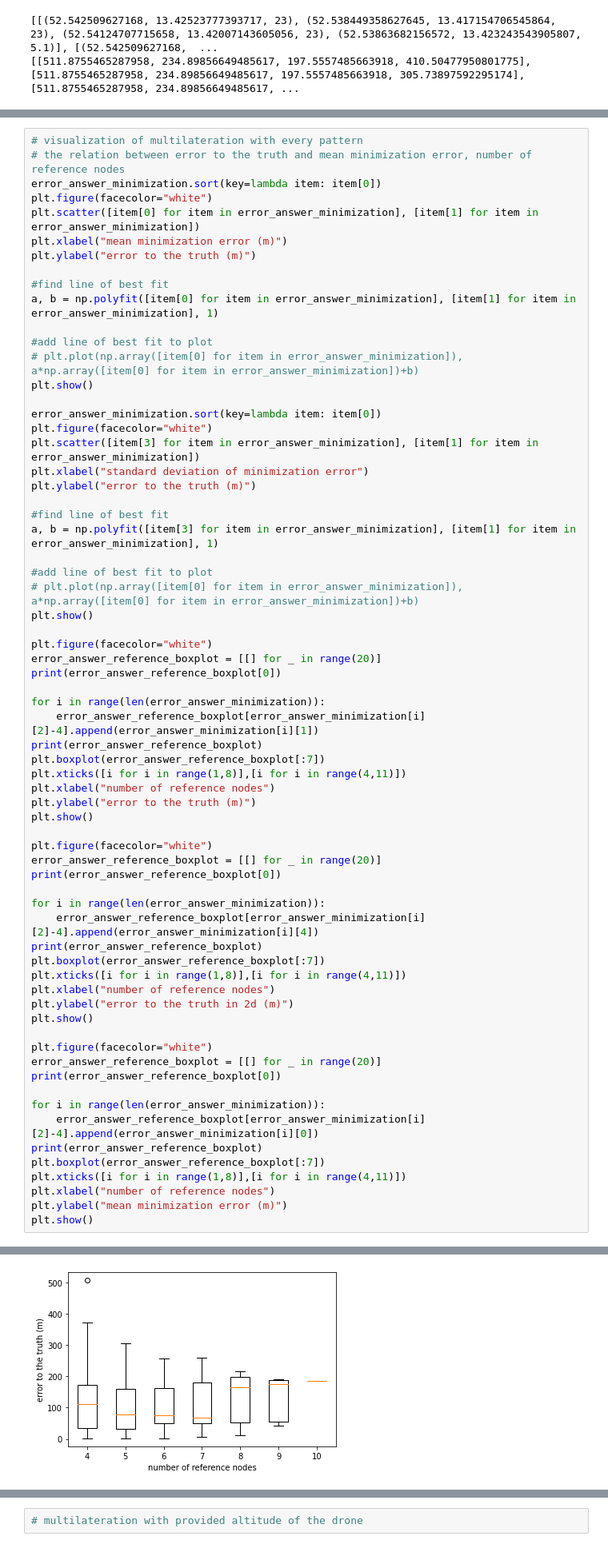
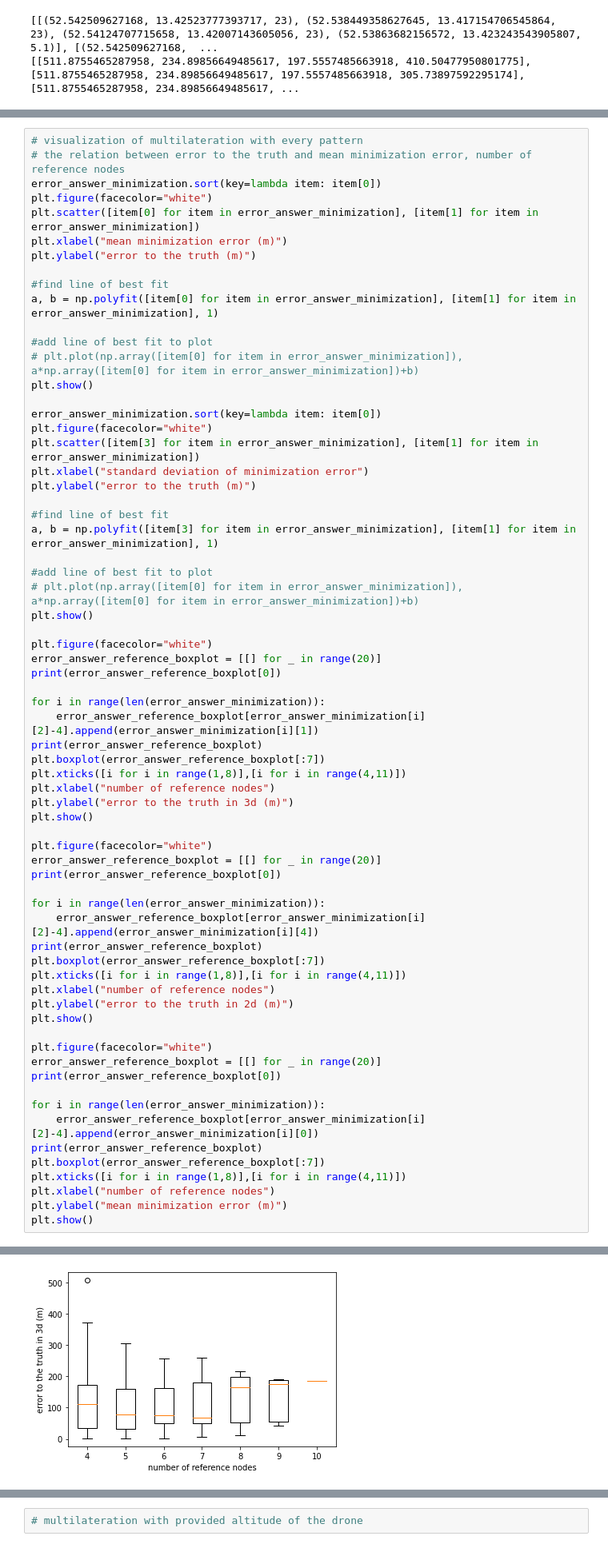
Before and after one commit to kazuyahirotsu/LoRaPos, a Jupyter notebook: simulation/flora_simulation/scripts/multilateration_omnet_huberloss.ipynb, the cells around one changed output, grey strips where cells are left out. Shown at 80% size. Cells and saved outputs as stored; diff of their text form.

```diff
--- a/simulation/flora_simulation/scripts/multilateration_omnet_huberloss.ipynb
+++ b/simulation/flora_simulation/scripts/multilateration_omnet_huberloss.ipynb
@@ -383,40 +383,40 @@ print(error_answer_reference_boxplot)
 plt.boxplot(error_answer_reference_boxplot[:7])
 plt.xticks([i for i in range(1,8)],[i for i in range(4,11)])
 plt.xlabel("number of reference nodes")
-plt.ylabel("error to the truth (m)")
+plt.ylabel("error to the truth in 3d (m)")
 plt.show()
 
 plt.figure(facecolor="white")
 error_answer_reference_boxplot = [[] for _ in range(20)]
 print(error_answer_reference_boxplot[0])
 
 for i in range(len(error_answer_minimization)):
     error_answer_reference_boxplot[error_answer_minimization[i][2]-4].append(error_answer_minimization[i][4])
 print(error_answer_reference_boxplot)
 plt.boxplot(error_answer_reference_boxplot[:7])
 plt.xticks([i for i in range(1,8)],[i for i in range(4,11)])
 plt.xlabel("number of reference nodes")
 plt.ylabel("error to the truth in 2d (m)")
 plt.show()
 
 plt.figure(facecolor="white")
 error_answer_reference_boxplot = [[] for _ in range(20)]
 print(error_answer_reference_boxplot[0])
 
 for i in range(len(error_answer_minimization)):
     error_answer_reference_boxplot[error_answer_minimization[i][2]-4].append(error_answer_minimization[i][0])
 print(error_answer_reference_boxplot)
 plt.boxplot(error_answer_reference_boxplot[:7])
 plt.xticks([i for i in range(1,8)],[i for i in range(4,11)])
 plt.xlabel("number of reference nodes")
 plt.ylabel("mean minimization error (m)")
 plt.show()
 # %% [output]
 [figure]
 [figure]
 []
 [[8.02714661057945, 37.58784754383913, 4.416694209475137, 226.9177436421977, 151.0427975857031, 143.99627601007555, 30.582940785380956, 141.77430855955848, 19.828744832562716, 187.6148952409041, 31.26 ...
-[figure, old version]
+[figure, new version]
 []
 [[10.758156869165699, 10.471951619068305, 2.83389080140846, 106.29311114739076, 6.91561498254025, 54.91551346598276, 19.87014341980525, 7.13884820967683, 21.142119925553963, 20.501790584811403, 18.668 ...
 [figure]
```
Also changed, not shown: 1 other file.
